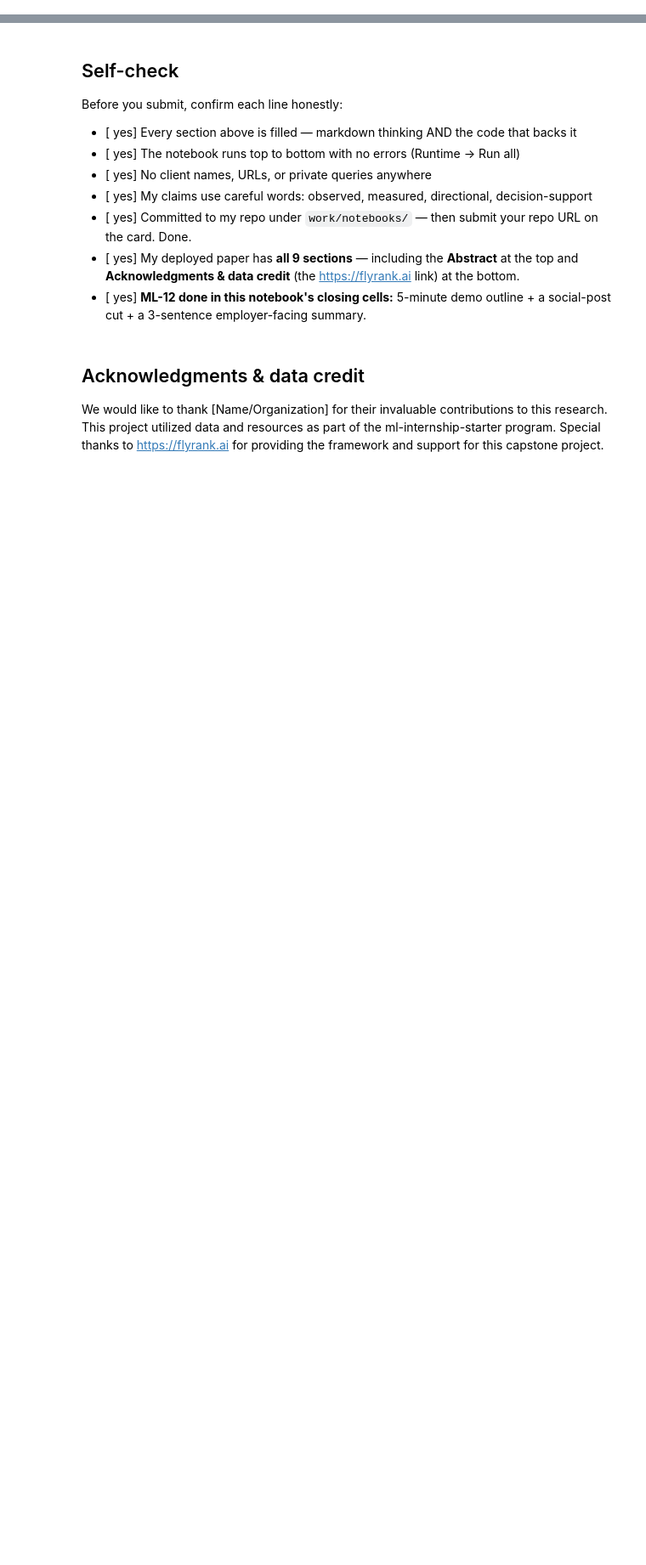
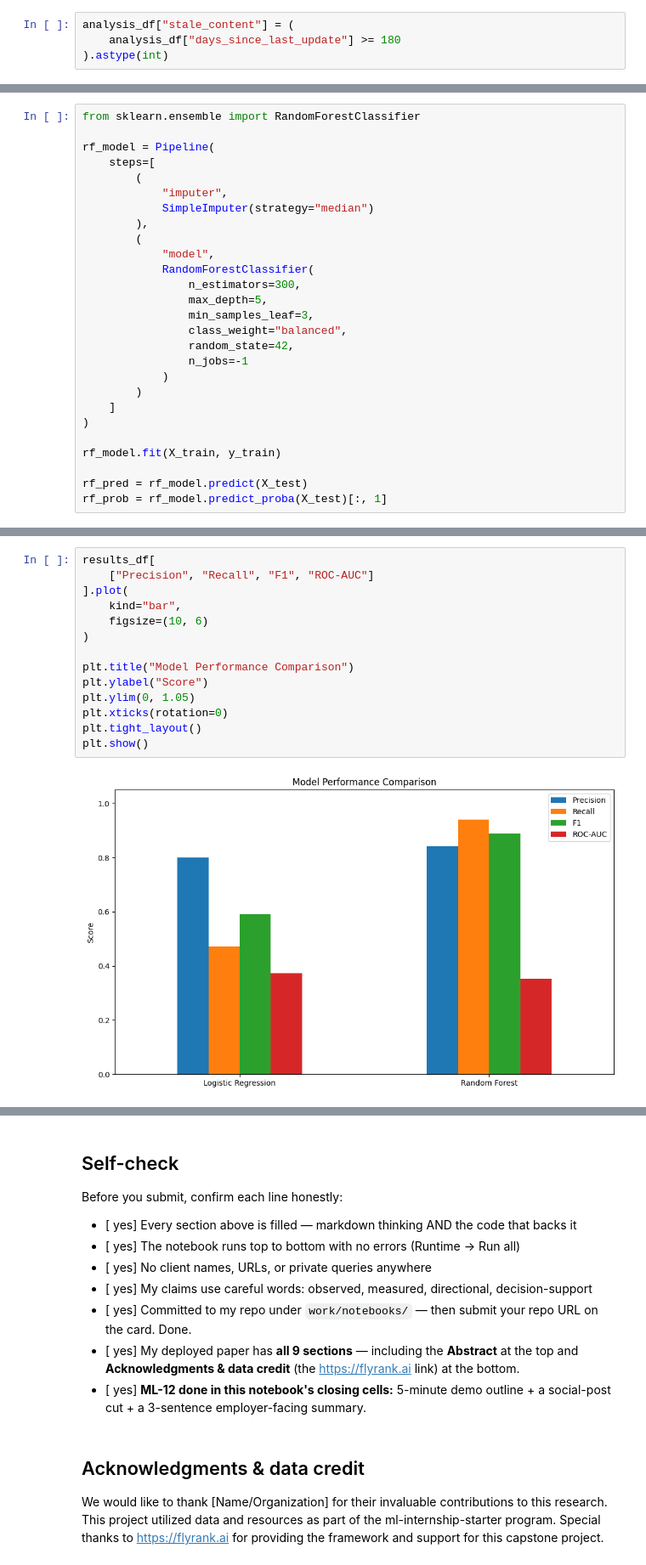
Before and after one commit to kunaaaaaal-cmd/ml-internship-starter, a Jupyter notebook: work/notebooks/capstone.ipynb, the cells around one changed output, grey strips where cells are left out. Shown at 85% size. Cells and saved outputs as stored; diff of their text form; blank space fills up the shorter version.

```diff
--- a/work/notebooks/capstone.ipynb
+++ b/work/notebooks/capstone.ipynb
@@ -230,0 +413,4 @@ Methodology placeholders defined and baseline model trained.
+# %%
+analysis_df["stale_content"] = (
+    analysis_df["days_since_last_update"] >= 180
+).astype(int)
@@ -230,0 +644,27 @@ Methodology placeholders defined and baseline model trained.
+# %%
+from sklearn.ensemble import RandomForestClassifier
+
+rf_model = Pipeline(
+    steps=[
+        (
+            "imputer",
+            SimpleImputer(strategy="median")
+        ),
+        (
+            "model",
+            RandomForestClassifier(
+                n_estimators=300,
+                max_depth=5,
+                min_samples_leaf=3,
+                class_weight="balanced",
+                random_state=42,
+                n_jobs=-1
+            )
+        )
+    ]
+)
+
+rf_model.fit(X_train, y_train)
+
+rf_pred = rf_model.predict(X_test)
+rf_prob = rf_model.predict_proba(X_test)[:, 1]
@@ -230,0 +732,16 @@ Methodology placeholders defined and baseline model trained.
+# %%
+results_df[
+    ["Precision", "Recall", "F1", "ROC-AUC"]
+].plot(
+    kind="bar",
+    figsize=(10, 6)
+)
+
+plt.title("Model Performance Comparison")
+plt.ylabel("Score")
+plt.ylim(0, 1.05)
+plt.xticks(rotation=0)
+plt.tight_layout()
+plt.show()
+# %% [output]
+[figure, added]
```
Also changed, not shown: parts of 73 cells of this notebook.
